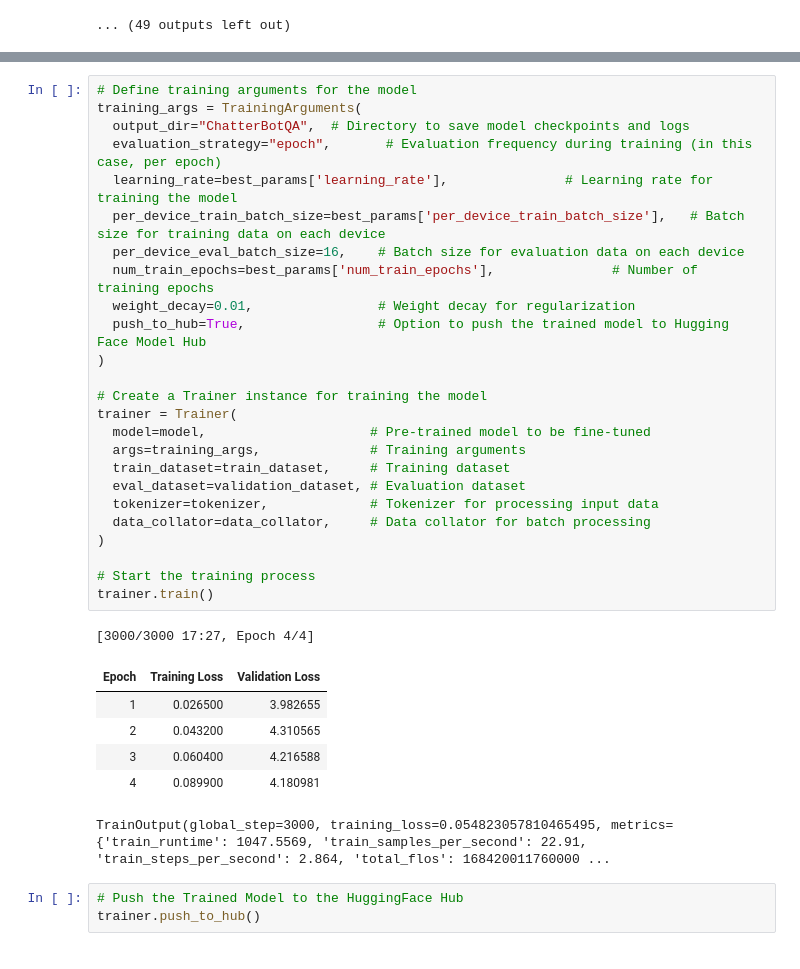
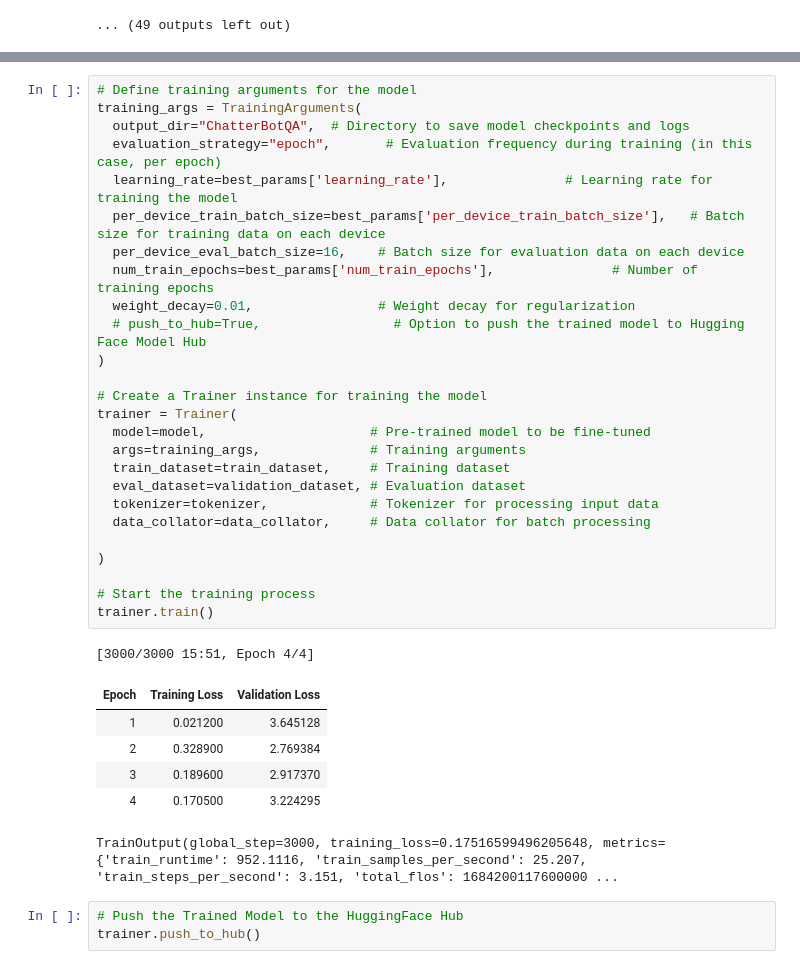
Before and after one commit to teslanando/AAI520_Final_Project_ChatBot, a Jupyter notebook: ChatterBotQA.ipynb, the cells around one changed output, grey strips where cells are left out. Drawn from its saved outputs; the diff is of its cells as text.

```diff
--- a/ChatterBotQA.ipynb
+++ b/ChatterBotQA.ipynb
@@ -548,36 +572,37 @@ best_params = {'per_device_train_batch_size': 8, 'num_train_epochs': 4, 'learnin
 # %%
 # Define training arguments for the model
 training_args = TrainingArguments(
   output_dir="ChatterBotQA",  # Directory to save model checkpoints and logs
   evaluation_strategy="epoch",       # Evaluation frequency during training (in this case, per epoch)
   learning_rate=best_params['learning_rate'],               # Learning rate for training the model
   per_device_train_batch_size=best_params['per_device_train_batch_size'],   # Batch size for training data on each device
   per_device_eval_batch_size=16,    # Batch size for evaluation data on each device
   num_train_epochs=best_params['num_train_epochs'],               # Number of training epochs
   weight_decay=0.01,                # Weight decay for regularization
-  push_to_hub=True,                 # Option to push the trained model to Hugging Face Model Hub
+  # push_to_hub=True,                 # Option to push the trained model to Hugging Face Model Hub
 )
 
 # Create a Trainer instance for training the model
 trainer = Trainer(
   model=model,                     # Pre-trained model to be fine-tuned
   args=training_args,              # Training arguments
   train_dataset=train_dataset,     # Training dataset
   eval_dataset=validation_dataset, # Evaluation dataset
   tokenizer=tokenizer,             # Tokenizer for processing input data
   data_collator=data_collator,     # Data collator for batch processing
+
 )
 
 # Start the training process
 trainer.train()
 # %% [output]
-[3000/3000 17:27, Epoch 4/4]
+[3000/3000 15:51, Epoch 4/4]
 | Epoch | Training Loss | Validation Loss |
-| 1 | 0.026500 | 3.982655 |
-| 2 | 0.043200 | 4.310565 |
-| 3 | 0.060400 | 4.216588 |
-| 4 | 0.089900 | 4.180981 |
+| 1 | 0.021200 | 3.645128 |
+| 2 | 0.328900 | 2.769384 |
+| 3 | 0.189600 | 2.917370 |
+| 4 | 0.170500 | 3.224295 |
-TrainOutput(global_step=3000, training_loss=0.054823057810465495, metrics={'train_runtime': 1047.5569, 'train_samples_per_second': 22.91, 'train_steps_per_second': 2.864, 'total_flos': 168420011760000 ...
+TrainOutput(global_step=3000, training_loss=0.17516599496205648, metrics={'train_runtime': 952.1116, 'train_samples_per_second': 25.207, 'train_steps_per_second': 3.151, 'total_flos': 1684200117600000 ...
 # %%
 # Push the Trained Model to the HuggingFace Hub
 trainer.push_to_hub()
```
Also changed, not shown: parts of 11 cells of this notebook.
